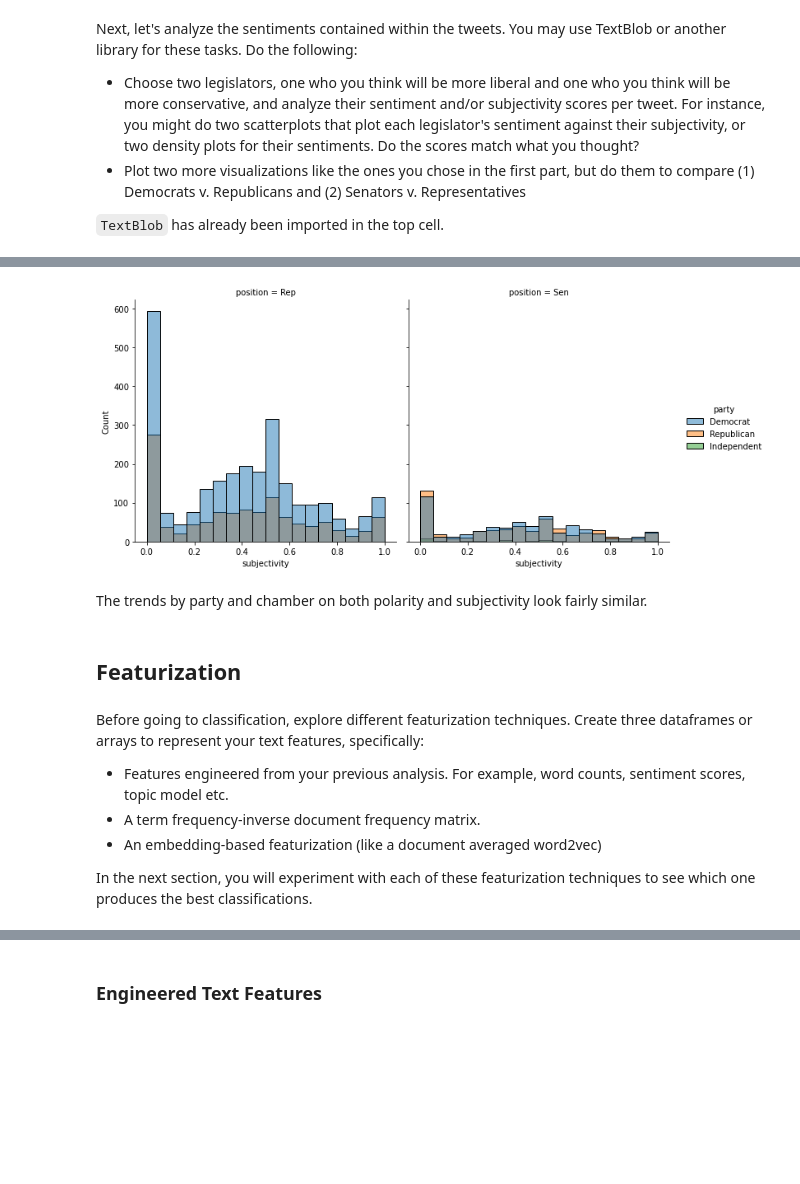
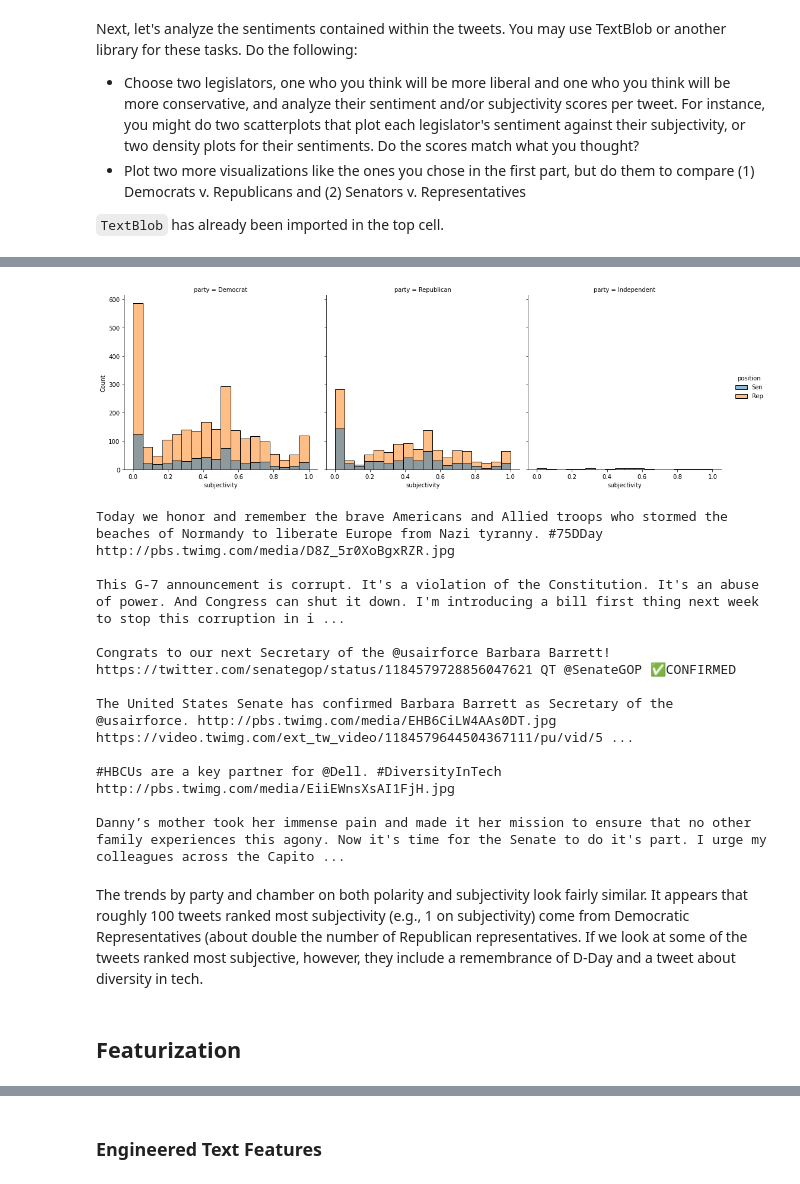
Before and after one commit to lawrence-j-liu/CSS_Project-5_Team-4_Spring-2021, a Jupyter notebook: Project 5 Student.ipynb, the cells around one changed output, grey strips where cells are left out. Saved outputs shown, nothing was run; the diff lists cells and outputs as text; code cells hidden in the pictures; blank space fills up the shorter version.

Commit message:
classification part 2

```diff
--- a/Project 5 Student.ipynb
+++ b/Project 5 Student.ipynb
@@ -74,0 +84,3 @@ congress_tweets.head()
+# %%
+congress_tweets = congress_tweets.reset_index(drop = True)
+congress_tweets.head()
@@ -363,17 +399,16 @@ Next, let's analyze the sentiments contained within the tweets. You may use Text
 `TextBlob` has already been imported in the top cell.
 # %%
 # More conservative representative: Paul Gosar
-congress_tweets['tokens'] = congress_tweets['tokens'].map(lambda text: ' '.join(text))
+congress_tweets['tokens_string'] = congress_tweets['tokens'].map(lambda text: ' '.join(text))
 pg_tweets = congress_tweets[congress_tweets.name_wikipedia == 'Paul Gosar']
 
-#congress_tweets['tokens'] = congress_tweets['tokens'].map(lambda text: ' '.join(text))
-pg_tweets['polarity'] = pg_tweets['tokens'].map(lambda text: TextBlob(text).sentiment.polarity)
-pg_tweets['subjectivity'] = pg_tweets['tokens'].map(lambda text: TextBlob(text).sentiment.subjectivity)
+pg_tweets['polarity'] = pg_tweets['tokens_string'].map(lambda text: TextBlob(text).sentiment.polarity)
+pg_tweets['subjectivity'] = pg_tweets['tokens_string'].map(lambda text: TextBlob(text).sentiment.subjectivity)
 
 # More liberal representative: Barbara Lee
 bl_tweets = congress_tweets[congress_tweets.name_wikipedia == 'Barbara Lee']
-bl_tweets['polarity'] = bl_tweets['tokens'].map(lambda text: TextBlob(text).sentiment.polarity)
-bl_tweets['subjectivity'] = bl_tweets['tokens'].map(lambda text: TextBlob(text).sentiment.subjectivity)
+bl_tweets['polarity'] = bl_tweets['tokens_string'].map(lambda text: TextBlob(text).sentiment.polarity)
+bl_tweets['subjectivity'] = bl_tweets['tokens_string'].map(lambda text: TextBlob(text).sentiment.subjectivity)
 
 # combining data frames
 frames = [pg_tweets, bl_tweets]
@@ -456,7 +494,7 @@ The scores for Representatives Paul Gosar (R) and Barbara Lee (D) do not match w
 # %%
 # now looking at subjectivity and polarity across all members
-congress_tweets['polarity'] = congress_tweets['tokens'].map(lambda text: TextBlob(text).sentiment.polarity)
-congress_tweets['subjectivity'] = congress_tweets['tokens'].map(lambda text: TextBlob(text).sentiment.subjectivity)
+congress_tweets['polarity'] = congress_tweets['tokens_string'].map(lambda text: TextBlob(text).sentiment.polarity)
+congress_tweets['subjectivity'] = congress_tweets['tokens_string'].map(lambda text: TextBlob(text).sentiment.subjectivity)
 # %%
 sns.displot(congress_tweets, x="polarity", hue = "party", col = "position")
 plt.show()
@@ -487,17 +513,25 @@ I have been truly moved by the story of @PJGreen, my constituent who is battling
 # %%
-sns.displot(congress_tweets, x="subjectivity", hue = "party", col = "position")
+sns.displot(congress_tweets, x="subjectivity", hue = "position", col = "party")
 plt.show()
 # %% [output]
-[figure, old version]
+[figure, new version]
-# %% [markdown]
-The trends by party and chamber on both polarity and subjectivity look fairly similar.
+# %%
+# checking most subjective tweets
+for tweet in congress_tweets.nlargest(5, 'subjectivity')['text']:
+    print(tweet + "\n")
+# %% [output]
+Today we honor and remember the brave Americans and Allied troops who stormed the beaches of Normandy to liberate Europe from Nazi tyranny. #75DDay http://pbs.twimg.com/media/D8Z_5r0XoBgxRZR.jpg
+
+This G-7 announcement is corrupt. It's a violation of the Constitution. It's an abuse of power. And Congress can shut it down. I'm introducing a bill first thing next week to stop this corruption in i ...
+
+Congrats to our next Secretary of the @usairforce Barbara Barrett! https://twitter.com/senategop/status/1184579728856047621 QT @SenateGOP ✅CONFIRMED
+
+The United States Senate has confirmed Barbara Barrett as Secretary of the @usairforce. http://pbs.twimg.com/media/EHB6CiLW4AAs0DT.jpg https://video.twimg.com/ext_tw_video/1184579644504367111/pu/vid/5 ...
+
+#HBCUs are a key partner for @Dell. #DiversityInTech http://pbs.twimg.com/media/EiiEWnsXsAI1FjH.jpg
+
+Danny’s mother took her immense pain and made it her mission to ensure that no other family experiences this agony. Now it's time for the Senate to do it's part. I urge my colleagues across the Capito ...
+# %% [markdown]
+The trends by party and chamber on both polarity and subjectivity look fairly similar. It appears that roughly 100 tweets ranked most subjectivity (e.g., 1 on subjectivity) come from Democratic Representatives (about double the number of Republican representatives. If we look at some of the tweets ranked most subjective, however, they include a remembrance of D-Day and a tweet about diversity in tech.
 # %% [markdown]
 ## Featurization
-# %% [markdown]
-Before going to classification, explore different featurization techniques. Create three dataframes or arrays to represent your text features, specifically:
-
-* Features engineered from your previous analysis. For example, word counts, sentiment scores, topic model etc.
-* A term frequency-inverse document frequency matrix.
-* An embedding-based featurization (like a document averaged word2vec)
-
-In the next section, you will experiment with each of these featurization techniques to see which one produces the best classifications.
```
Also changed, not shown: parts of 80 cells of this notebook.
